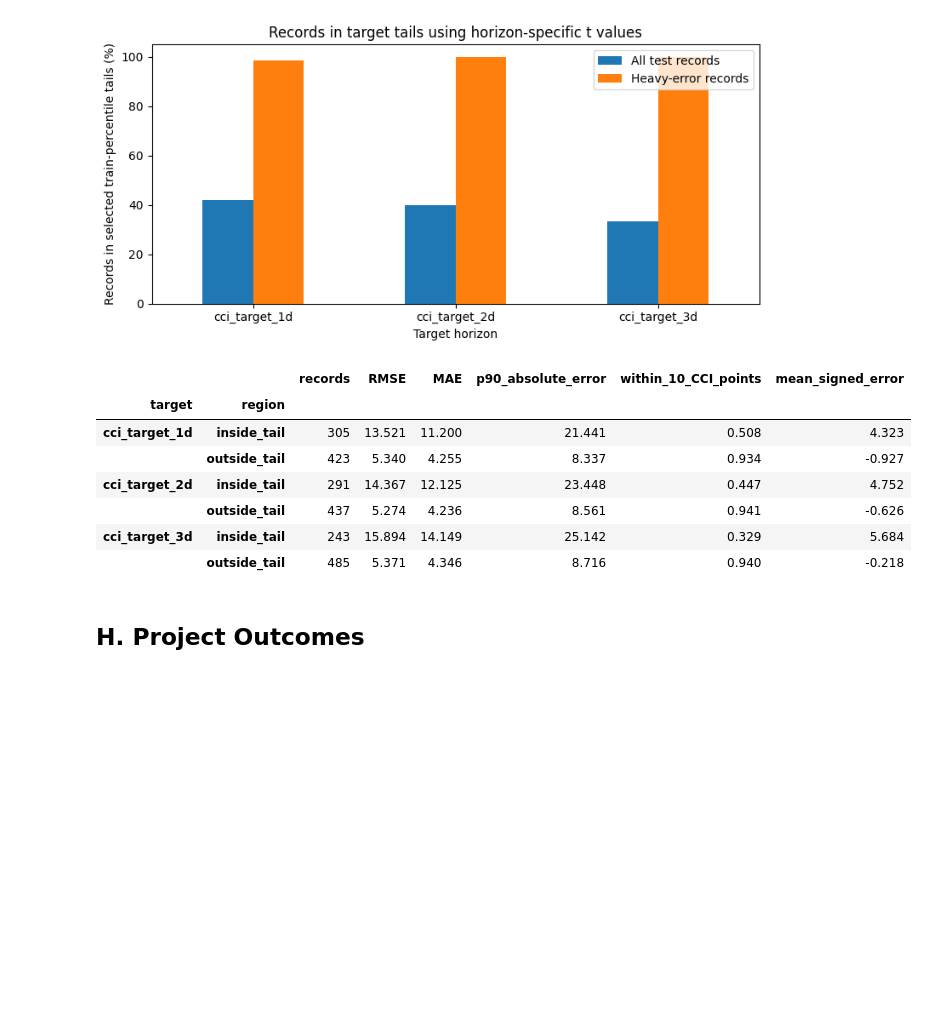
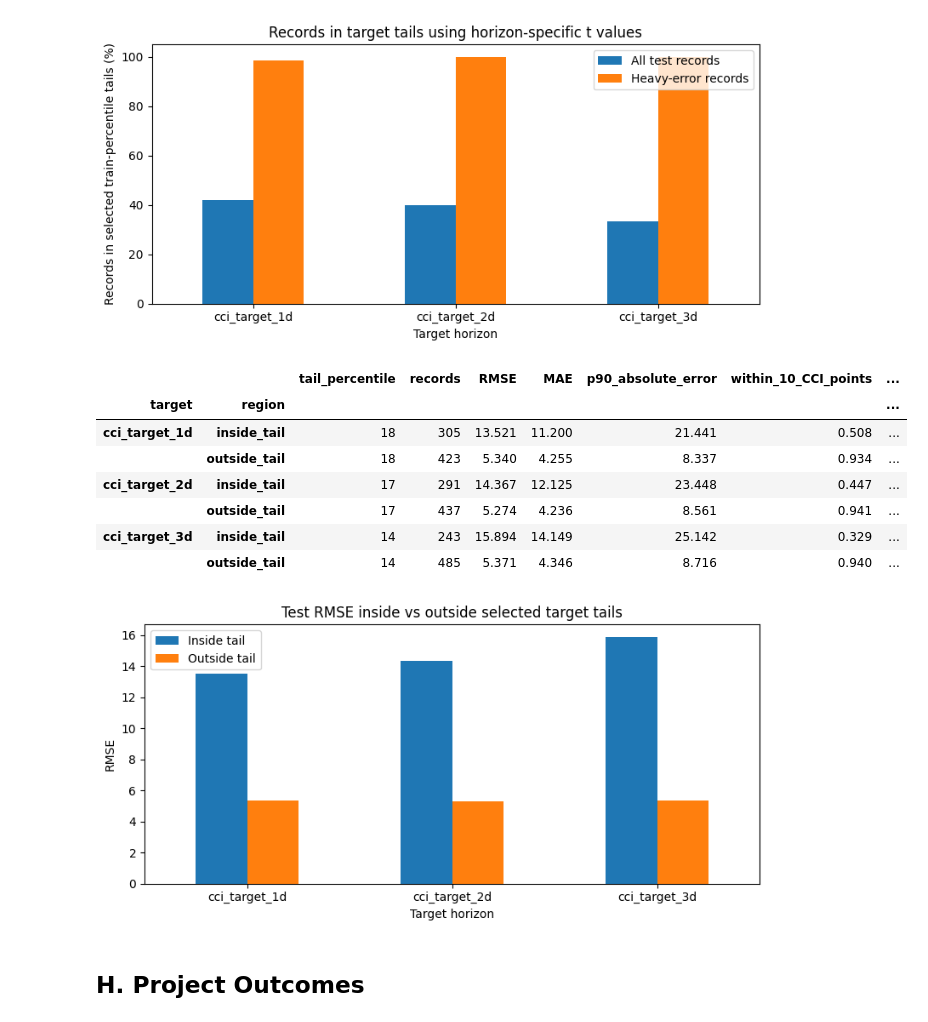
Before and after one commit to RP28/36120-26SP-AT2-26294153-experiments, a Jupyter notebook: notebooks/comfort_climate/36120_26SP_AT2_26294153_experiment_1.ipynb, the cells around one changed output. Drawn from its saved outputs; the diff is of its cells as text; code cells hidden in the pictures; blank space fills up the shorter version.

```diff
--- a/notebooks/comfort_climate/36120_26SP_AT2_26294153_experiment_1.ipynb
+++ b/notebooks/comfort_climate/36120_26SP_AT2_26294153_experiment_1.ipynb
@@ -1989,7 +1989,7 @@ for target in target_names:
         inference=workflow_inference
     )
     elastic_net_workflows[target] = ml_workflow
-    workflow_outputs[target] = ml_workflow.run(weather_df)
+    workflow_outputs[target] = ml_workflow.run(weather_df, track=False)
 
 selected_candidate_summary = pd.DataFrame({target: output["selected_candidate"] for target, output in workflow_outputs.items()}).T
 display(selected_candidate_summary.round(4))
@@ -2335,40 +2338,54 @@ plt.tight_layout()
 # %%
 tail_region_error_rows = []
 
 for target in target_names:
     context = elastic_net_workflows[target].context_
     actual = pd.Series(np.asarray(context.y_test).ravel(), index=context.y_test.index)
     predicted = model_predictions["Test"][target]
     signed_error = predicted - actual
     absolute_error = signed_error.abs()
 
     t = selected_t_by_target[target]
     q_low, q_high = pd.Series(np.asarray(context.y_train).ravel()).quantile([t / 100, 1 - (t / 100)])
     tail_mask = actual.le(q_low) | actual.ge(q_high)
 
     for region, mask in {"inside_tail": tail_mask, "outside_tail": ~tail_mask}.items():
         tail_region_error_rows.append({
             "target": target,
             "region": region,
+            "tail_percentile": t,
             "records": int(mask.sum()),
             "RMSE": root_mean_squared_error(actual[mask], predicted[mask]),
             "MAE": mean_absolute_error(actual[mask], predicted[mask]),
             "p90_absolute_error": absolute_error[mask].quantile(0.90),
             "within_10_CCI_points": absolute_error[mask].le(10).mean(),
             "mean_signed_error": signed_error[mask].mean(),
         })
 
 tail_region_error_summary = pd.DataFrame(tail_region_error_rows).set_index(["target", "region"])
 display(tail_region_error_summary.round(3))
+
+ax = tail_region_error_summary.reset_index().pivot(
+    index="target",
+    columns="region",
+    values="RMSE",
+).plot.bar(figsize=(8, 4))
+ax.set_title("Test RMSE inside vs outside selected target tails")
+ax.set_xlabel("Target horizon")
+ax.set_ylabel("RMSE")
+ax.legend(["Inside tail", "Outside tail"], title=None)
+plt.xticks(rotation=0)
+plt.tight_layout()
 # %% [output]
-|  |  | records | RMSE | MAE | p90_absolute_error | within_10_CCI_points | mean_signed_error |
-| target | region |  |  |  |  |  |  |
-| cci_target_1d | inside_tail | 305 | 13.521 | 11.200 | 21.441 | 0.508 | 4.323 |
-|  | outside_tail | 423 | 5.340 | 4.255 | 8.337 | 0.934 | -0.927 |
-| cci_target_2d | inside_tail | 291 | 14.367 | 12.125 | 23.448 | 0.447 | 4.752 |
-|  | outside_tail | 437 | 5.274 | 4.236 | 8.561 | 0.941 | -0.626 |
-| cci_target_3d | inside_tail | 243 | 15.894 | 14.149 | 25.142 | 0.329 | 5.684 |
-|  | outside_tail | 485 | 5.371 | 4.346 | 8.716 | 0.940 | -0.218 |
+|  |  | tail_percentile | records | RMSE | MAE | p90_absolute_error | within_10_CCI_points | ... |
+| target | region |  |  |  |  |  |  | ... |
+| cci_target_1d | inside_tail | 18 | 305 | 13.521 | 11.200 | 21.441 | 0.508 | ... |
+|  | outside_tail | 18 | 423 | 5.340 | 4.255 | 8.337 | 0.934 | ... |
+| cci_target_2d | inside_tail | 17 | 291 | 14.367 | 12.125 | 23.448 | 0.447 | ... |
+|  | outside_tail | 17 | 437 | 5.274 | 4.236 | 8.561 | 0.941 | ... |
+| cci_target_3d | inside_tail | 14 | 243 | 15.894 | 14.149 | 25.142 | 0.329 | ... |
+|  | outside_tail | 14 | 485 | 5.371 | 4.346 | 8.716 | 0.940 | ... |
+[figure, added]
 # %% [markdown]
 ## H. Project Outcomes
 
```
Also changed, not shown: parts of 14 cells of this notebook, 5 other files.
